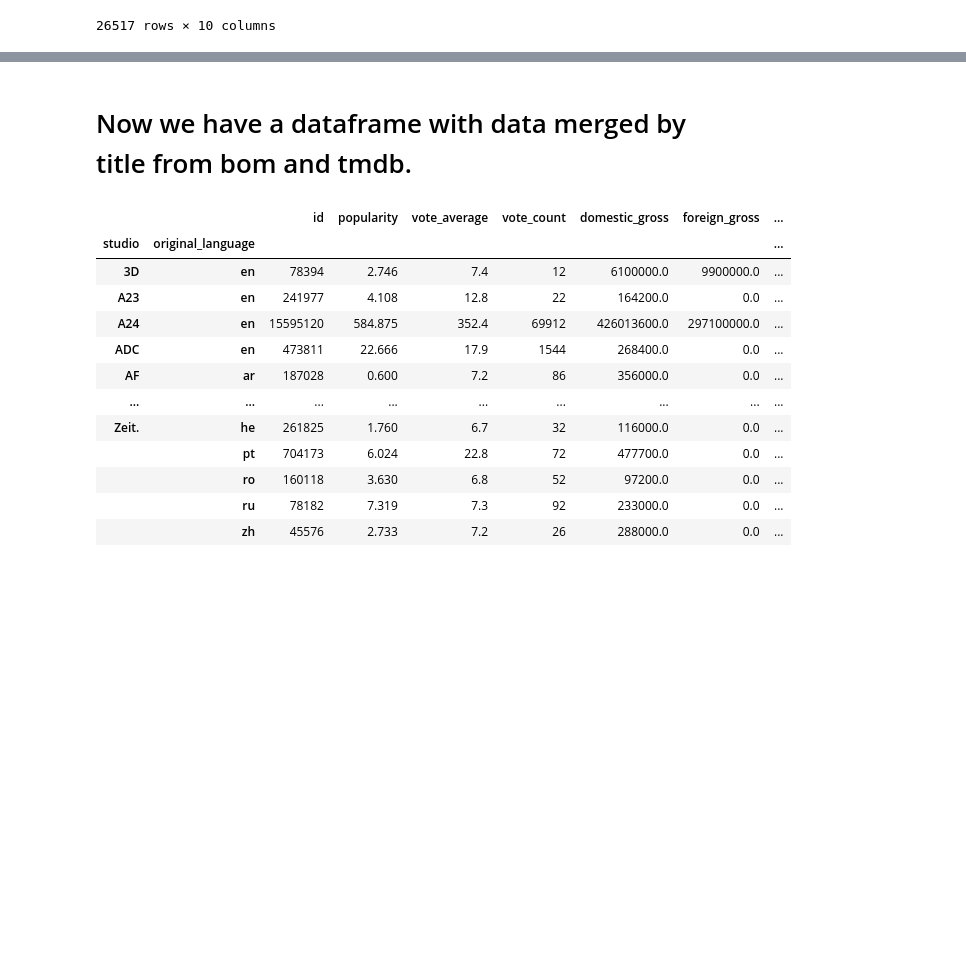
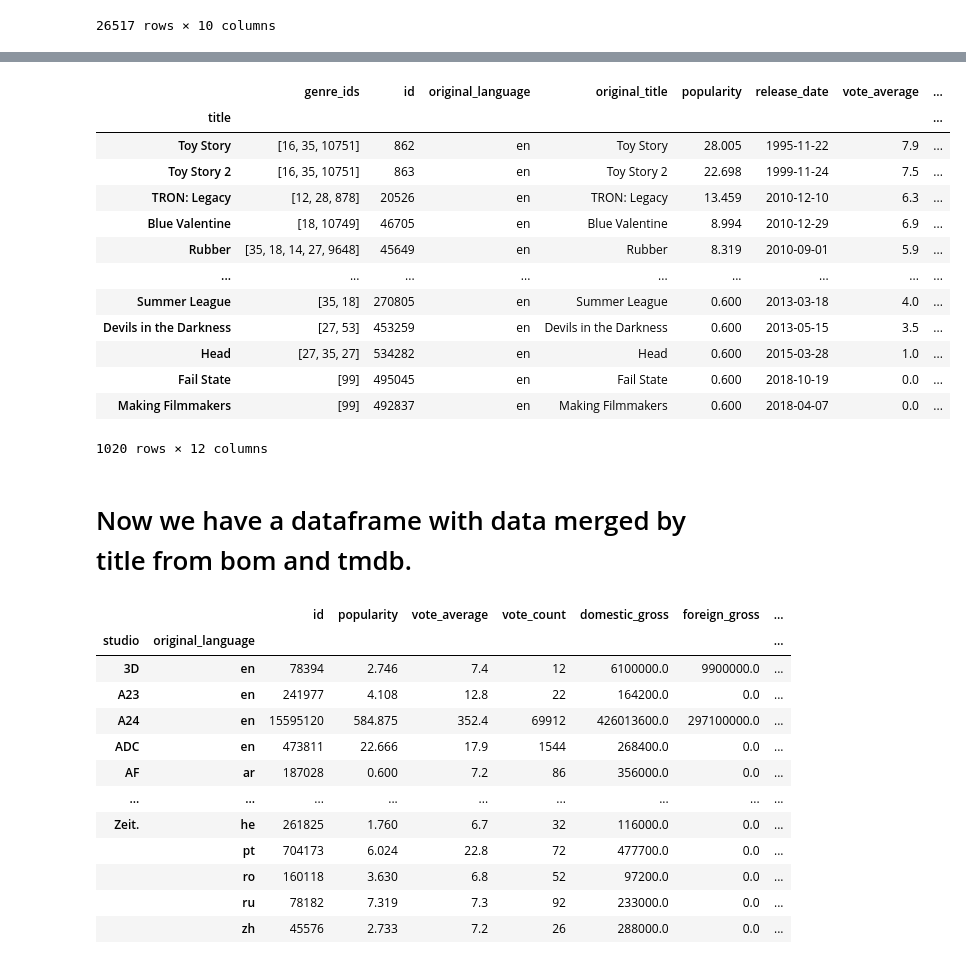
Before and after one commit to davidlebruce/movie_industry_project, a Jupyter notebook: bf_data_exp.ipynb, the cells around one changed output, grey strips where cells are left out. Drawn from its saved outputs; the diff is of its cells as text; code cells hidden in the pictures; blank space fills up the shorter version.

Commit message:
began left joins on dfs to incorporate more data points

```diff
--- a/bf_data_exp.ipynb
+++ b/bf_data_exp.ipynb
@@ -117,7 +117,7 @@ tmbd
 | 26516 | 26516 | [53, 27] | 309885 | en | The Church | 0.600 | 2018-10-05 | The Church | ... |
 26517 rows × 10 columns
 # %%
-merge_compare_df = tmbd.merge(bom, left_on=['title'], right_on=['title'])
+merge_compare_df = tmbd.merge(bom, left_on=['title'], right_on=['title'], how='left')
 
 #merge bom and tmdb on matching titles
 # %%
@@ -144,3 +127,20 @@ merge_compare_df
+# %%
+merge_compare_df.loc[merge_compare_df.duplicated() == True]
+# %% [output]
+|  | genre_ids | id | original_language | original_title | popularity | release_date | vote_average | ... |
+| title |  |  |  |  |  |  |  | ... |
+| Toy Story | [16, 35, 10751] | 862 | en | Toy Story | 28.005 | 1995-11-22 | 7.9 | ... |
+| Toy Story 2 | [16, 35, 10751] | 863 | en | Toy Story 2 | 22.698 | 1999-11-24 | 7.5 | ... |
+| TRON: Legacy | [12, 28, 878] | 20526 | en | TRON: Legacy | 13.459 | 2010-12-10 | 6.3 | ... |
+| Blue Valentine | [18, 10749] | 46705 | en | Blue Valentine | 8.994 | 2010-12-29 | 6.9 | ... |
+| Rubber | [35, 18, 14, 27, 9648] | 45649 | en | Rubber | 8.319 | 2010-09-01 | 5.9 | ... |
+| ... | ... | ... | ... | ... | ... | ... | ... | ... |
+| Summer League | [35, 18] | 270805 | en | Summer League | 0.600 | 2013-03-18 | 4.0 | ... |
+| Devils in the Darkness | [27, 53] | 453259 | en | Devils in the Darkness | 0.600 | 2013-05-15 | 3.5 | ... |
+| Head | [27, 35, 27] | 534282 | en | Head | 0.600 | 2015-03-28 | 1.0 | ... |
+| Fail State | [99] | 495045 | en | Fail State | 0.600 | 2018-10-19 | 0.0 | ... |
+| Making Filmmakers | [99] | 492837 | en | Making Filmmakers | 0.600 | 2018-04-07 | 0.0 | ... |
+1020 rows × 12 columns
 # %% [markdown]
 # Now we have a dataframe with data merged by title from bom and tmdb.
 # %%
```
Also changed, not shown: parts of 9 cells of this notebook.
